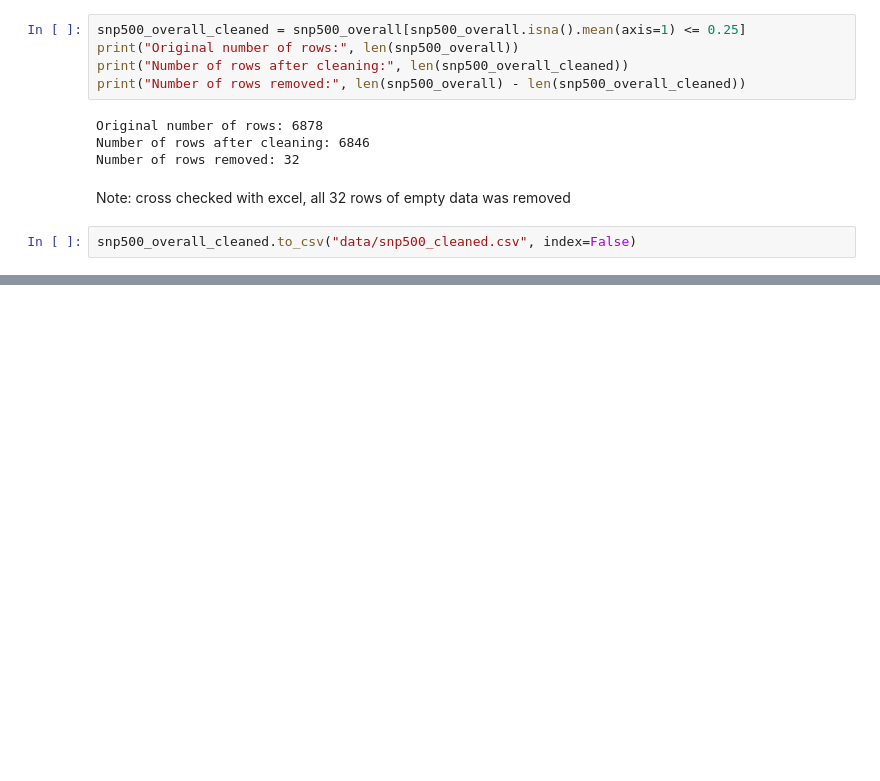
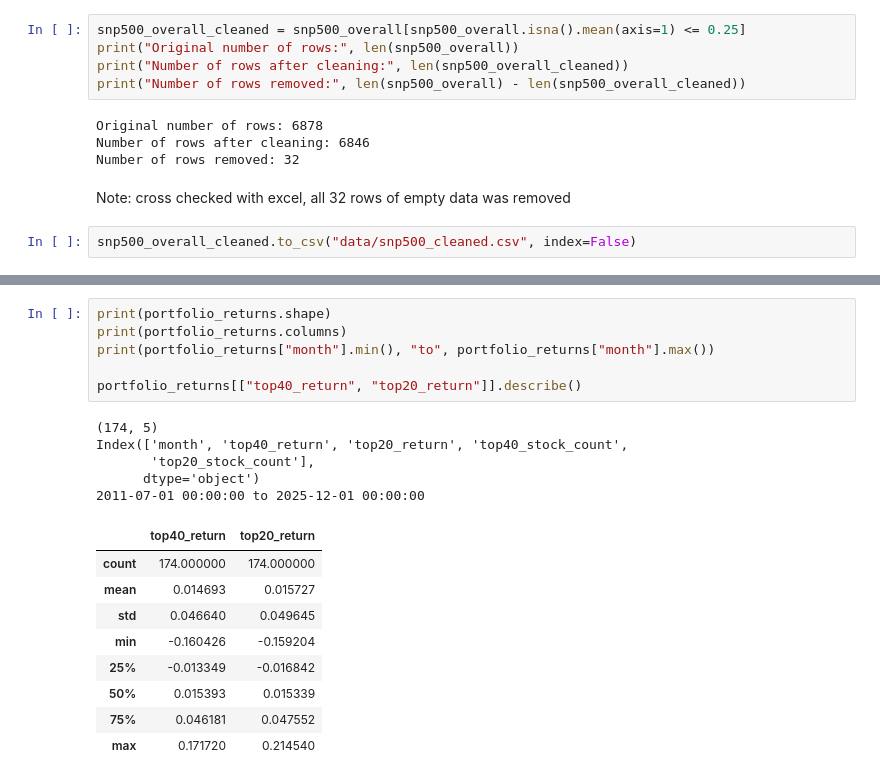
Before and after one commit to nekumonokat/ACCT655_AVI_Project, a Jupyter notebook: cleaning.ipynb, the cells around one changed output, grey strips where cells are left out. Cells and saved outputs as stored; diff of their text form; blank space fills up the shorter version.

```diff
--- a/cleaning.ipynb
+++ b/cleaning.ipynb
@@ -143,0 +864,21 @@ snp500_overall_cleaned.to_csv("data/snp500_cleaned.csv", index=False)
+# %%
+print(portfolio_returns.shape)
+print(portfolio_returns.columns)
+print(portfolio_returns["month"].min(), "to", portfolio_returns["month"].max())
+
+portfolio_returns[["top40_return", "top20_return"]].describe()
+# %% [output]
+(174, 5)
+Index(['month', 'top40_return', 'top20_return', 'top40_stock_count',
+       'top20_stock_count'],
+      dtype='object')
+2011-07-01 00:00:00 to 2025-12-01 00:00:00
+|  | top40_return | top20_return |
+| count | 174.000000 | 174.000000 |
+| mean | 0.014693 | 0.015727 |
+| std | 0.046640 | 0.049645 |
+| min | -0.160426 | -0.159204 |
+| 25% | -0.013349 | -0.016842 |
+| 50% | 0.015393 | 0.015339 |
+| 75% | 0.046181 | 0.047552 |
+| max | 0.171720 | 0.214540 |
```
Also changed, not shown: parts of 13 cells of this notebook.
